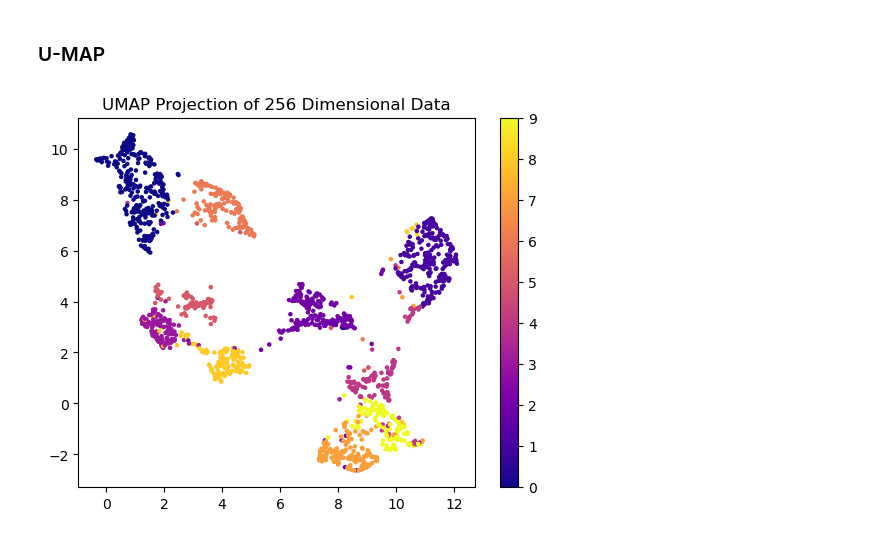
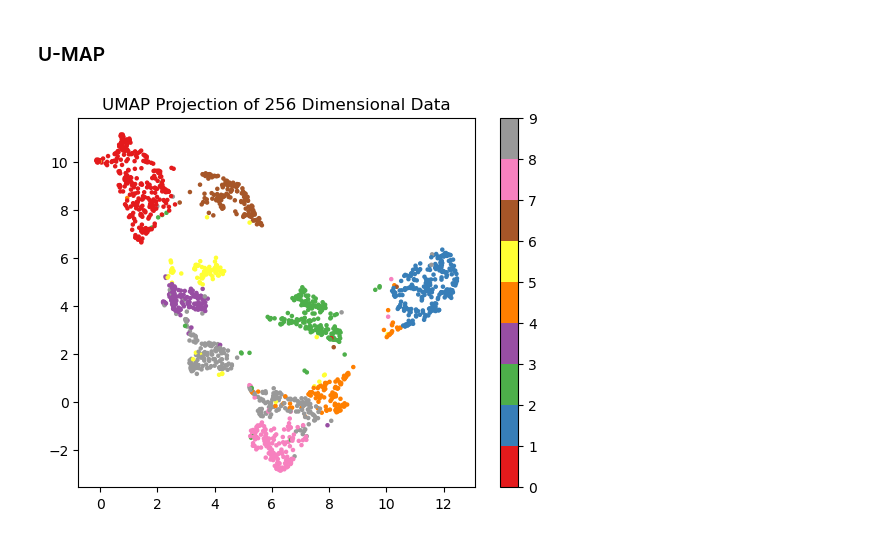
Before and after one commit to filipe-21903016/idl-assignment-0, a Jupyter notebook: assignment_0.ipynb, the cells around one changed output. Drawn from its saved outputs; the diff is of its cells as text; code cells hidden in the pictures.

```diff
--- a/assignment_0.ipynb
+++ b/assignment_0.ipynb
@@ -138,16 +138,16 @@ plt.show()
 # %%
 # initialize UMAP
 umap_reducer = umap.UMAP(random_state=42)
 
 # patches for legend visualization
 # Fit PCA model to vectors
 clouds_umap = umap_reducer.fit_transform(X_train)
-plt.scatter(clouds_umap[:, 0], clouds_umap[:, 1], c=Y_train, cmap='plasma', s=5)
+plt.scatter(clouds_umap[:, 0], clouds_umap[:, 1], c=Y_train, cmap='Set1', s=5)
 plt.colorbar()
 plt.title("UMAP Projection of 256 Dimensional Data")
 plt.show()
 # %% [output]
-[figure, old version]
+[figure, new version]
 # %%
 def compare_clouds(d1, d2):
     cloud_d1 = get_digit_cloud(X_train, Y_train, d1)
```
